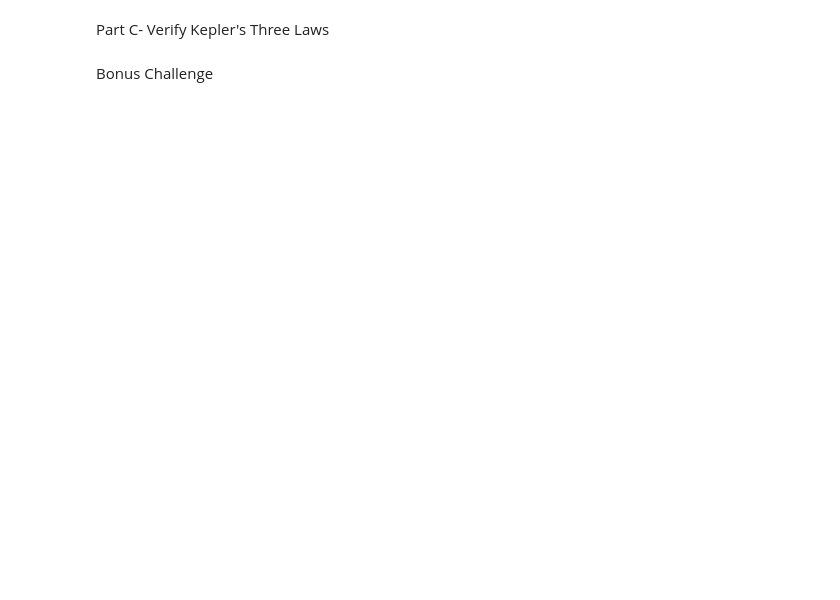
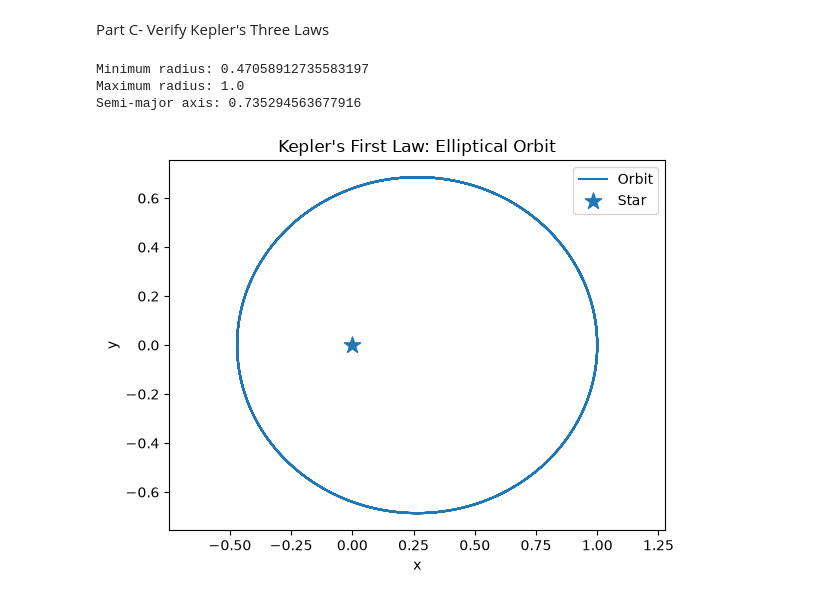
Before and after one commit to blannerd-png/phys311, a Jupyter notebook: labs/lab05/lab05_orbits.ipynb, the cells around one changed output. Saved outputs shown, nothing was run; the diff lists cells and outputs as text; code cells hidden in the pictures; blank space fills up the shorter version.

```diff
--- a/labs/lab05/lab05_orbits.ipynb
+++ b/labs/lab05/lab05_orbits.ipynb
@@ -70,4 +275,38 @@ Part B- The Integrator Showdown
 # %% [markdown]
 Part C- Verify Kepler's Three Laws
-# %% [markdown]
-Bonus Challenge
+# %%
+
+# Part C - Section 1: Kepler's First Law
+
+#finds distance from every point
+distances = np.linalg.norm(r_verlet, axis=1)
+
+r_min = np.min(distances)
+r_max = np.max(distances)
+
+a_semimajor = (r_min + r_max) / 2
+
+# Prints results based on what was requested in assignment
+print("Minimum radius:", r_min)
+print("Maximum radius:", r_max)
+print("Semi-major axis:", a_semimajor)
+# %% [output]
+Minimum radius: 0.47058912735583197
+Maximum radius: 1.0
+Semi-major axis: 0.735294563677916
+# %%
+# Orbit plot
+plt.figure()
+
+plt.plot(r_verlet[:, 0], r_verlet[:, 1], label="Orbit")
+plt.scatter(0, 0, marker="*", s=150, label="Star")
+
+plt.xlabel("x")
+plt.ylabel("y")
+plt.title("Kepler's First Law: Elliptical Orbit")
+plt.axis("equal")
+plt.legend()
+
+plt.show()
+# %% [output]
+[figure, added]
```
Also changed, not shown: parts of 41 cells of this notebook.
